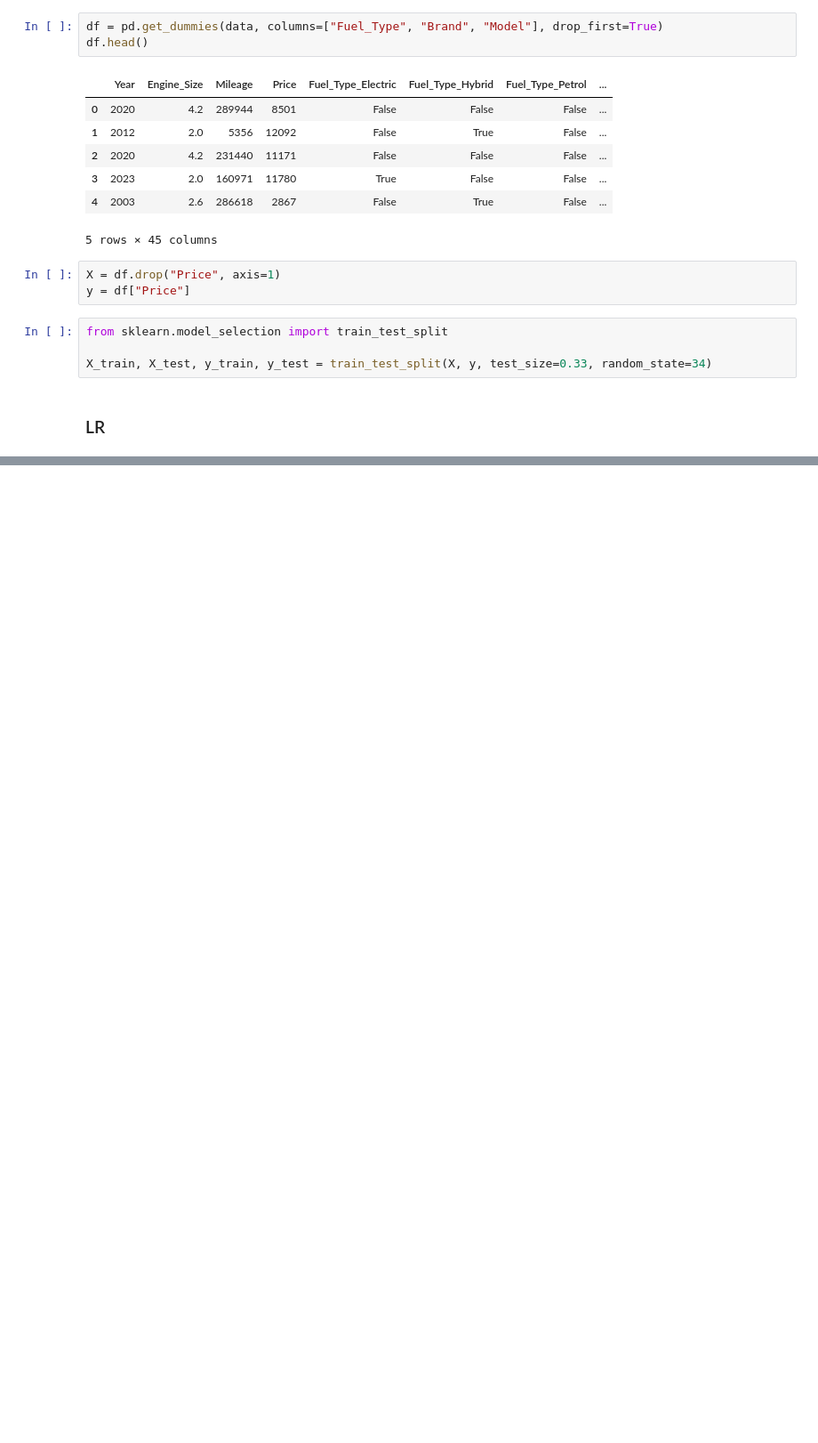
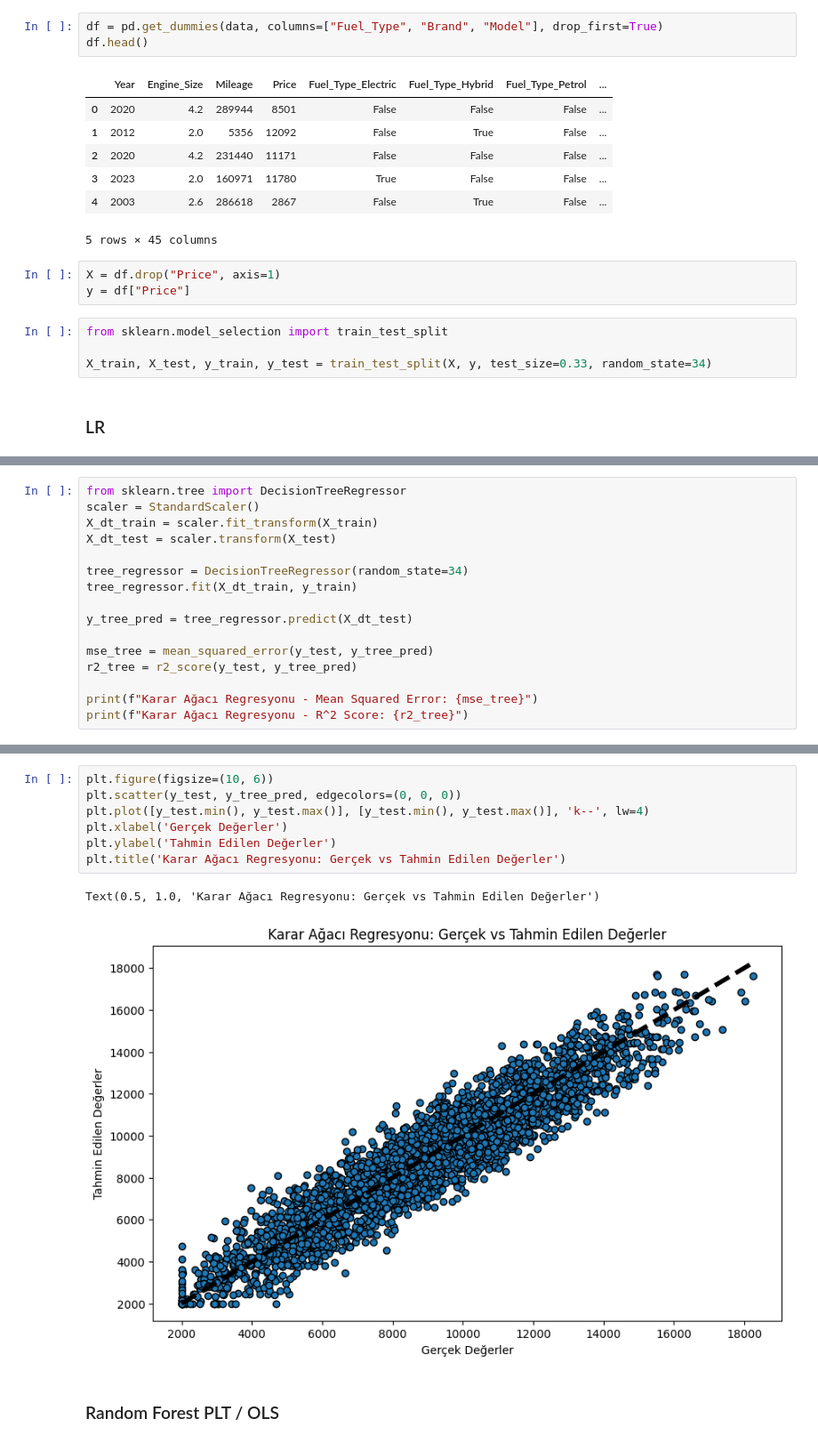
Before and after one commit to muhammetfurkanaltin/car_price_data_analyst, a Jupyter notebook: Car_price.ipynb, the cells around one changed output, grey strips where cells are left out. Shown: that part at 89% size. Cells and saved outputs as stored; diff of their text form; blank space fills up the shorter version.

```diff
--- a/Car_price.ipynb
+++ b/Car_price.ipynb
@@ -134,0 +183,16 @@ Model Score: 0.9459417845721304
+# %%
+from sklearn.tree import DecisionTreeRegressor
+scaler = StandardScaler()
+X_dt_train = scaler.fit_transform(X_train)
+X_dt_test = scaler.transform(X_test)
+
+tree_regressor = DecisionTreeRegressor(random_state=34)
+tree_regressor.fit(X_dt_train, y_train)
+
+y_tree_pred = tree_regressor.predict(X_dt_test)
+
+mse_tree = mean_squared_error(y_test, y_tree_pred)
+r2_tree = r2_score(y_test, y_tree_pred)
+
+print(f"Karar Ağacı Regresyonu - Mean Squared Error: {mse_tree}")
+print(f"Karar Ağacı Regresyonu - R^2 Score: {r2_tree}")
@@ -134,0 +348,12 @@ Model Score: 0.9459417845721304
+# %%
+plt.figure(figsize=(10, 6))
+plt.scatter(y_test, y_tree_pred, edgecolors=(0, 0, 0))
+plt.plot([y_test.min(), y_test.max()], [y_test.min(), y_test.max()], 'k--', lw=4)
+plt.xlabel('Gerçek Değerler')
+plt.ylabel('Tahmin Edilen Değerler')
+plt.title('Karar Ağacı Regresyonu: Gerçek vs Tahmin Edilen Değerler')
+# %% [output]
+Text(0.5, 1.0, 'Karar Ağacı Regresyonu: Gerçek vs Tahmin Edilen Değerler')
+[figure, added]
+# %% [markdown]
+### Random Forest PLT / OLS
```
Also changed, not shown: parts of 23 cells of this notebook.
